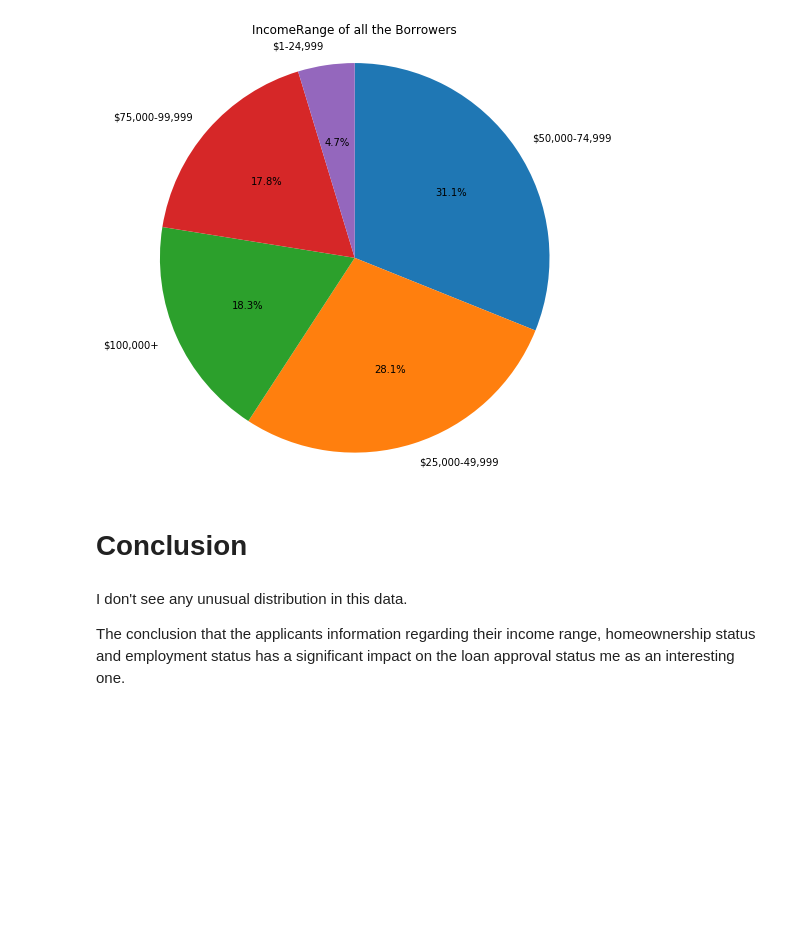
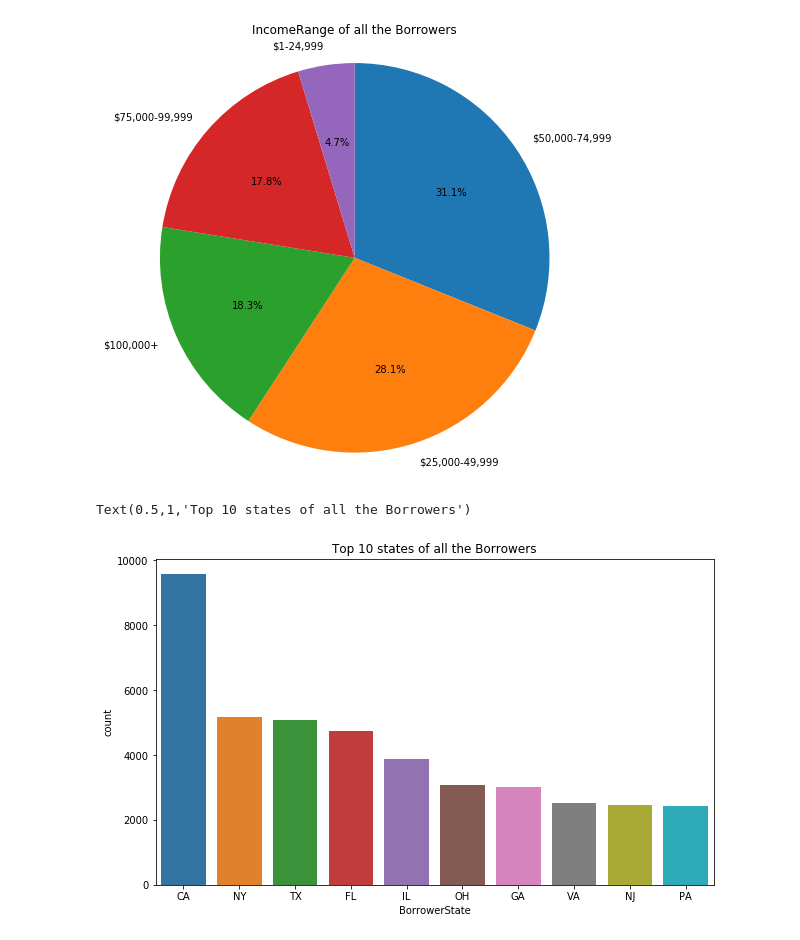
Before and after one commit to HeeDon207/DataScienceProject1, a Jupyter notebook: HuyTDD.ipynb, the cells around one changed output. Cells and saved outputs as stored; diff of their text form; code cells hidden in the pictures; blank space fills up the shorter version.

```diff
--- a/HuyTDD.ipynb
+++ b/HuyTDD.ipynb
@@ -263,9 +332,14 @@ plt.axis('square')
  -1.1113399102152837,
  1.1213189402121291)
 [figure]
-# %% [markdown]
-# Conclusion
-# %% [markdown]
-I don't see any unusual distribution in this data.
-
-The conclusion that the applicants information regarding their income range, homeownership status and employment status has a significant impact on the loan approval status me as an interesting one.
+# %%
+top_state = loan_df['BorrowerState'].value_counts().head(10)
+# %%
+#BorrowerState
+plt.figure(figsize = [10,6])
+sb.countplot(data = loan_df, x = 'BorrowerState',
+             order = top_state.index)
+plt.title("Top 10 states of all the Borrowers")
+# %% [output]
+Text(0.5,1,'Top 10 states of all the Borrowers')
+[figure, added]
```
Also changed, not shown: parts of 32 cells of this notebook, 1 other file.
